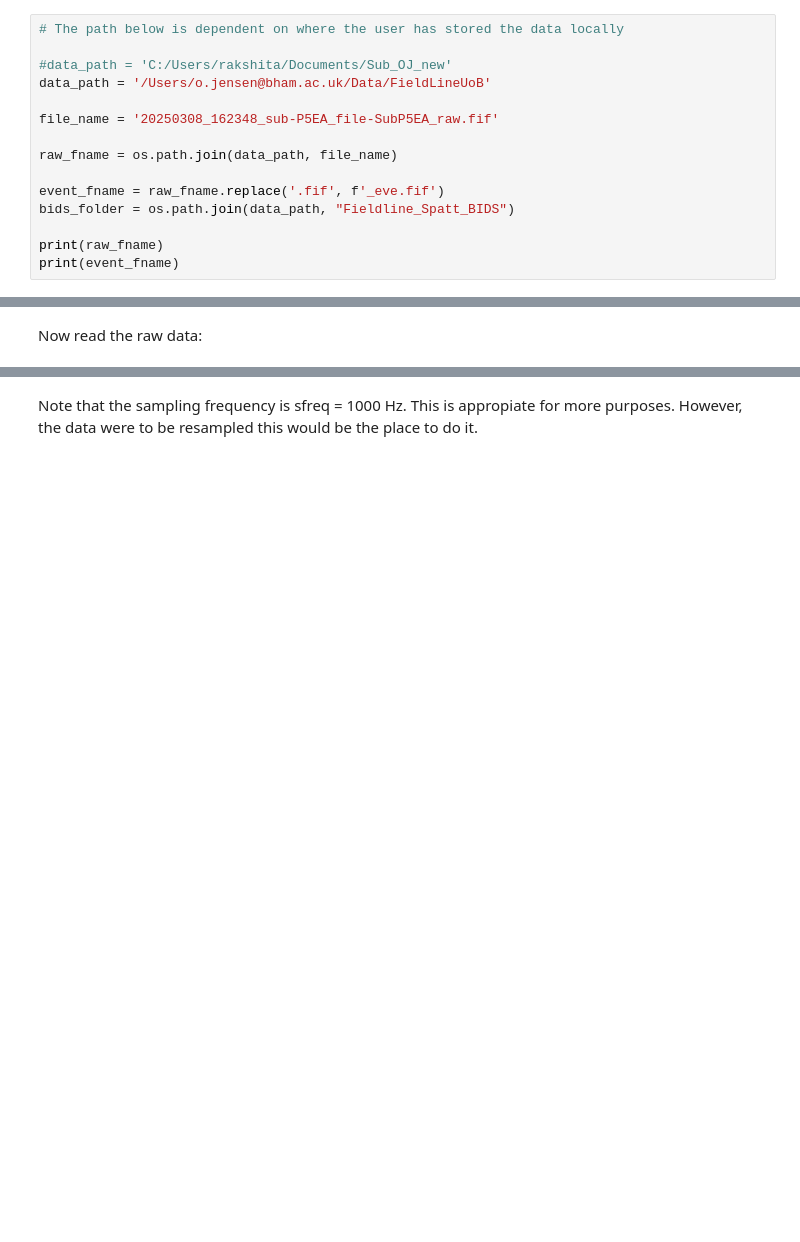
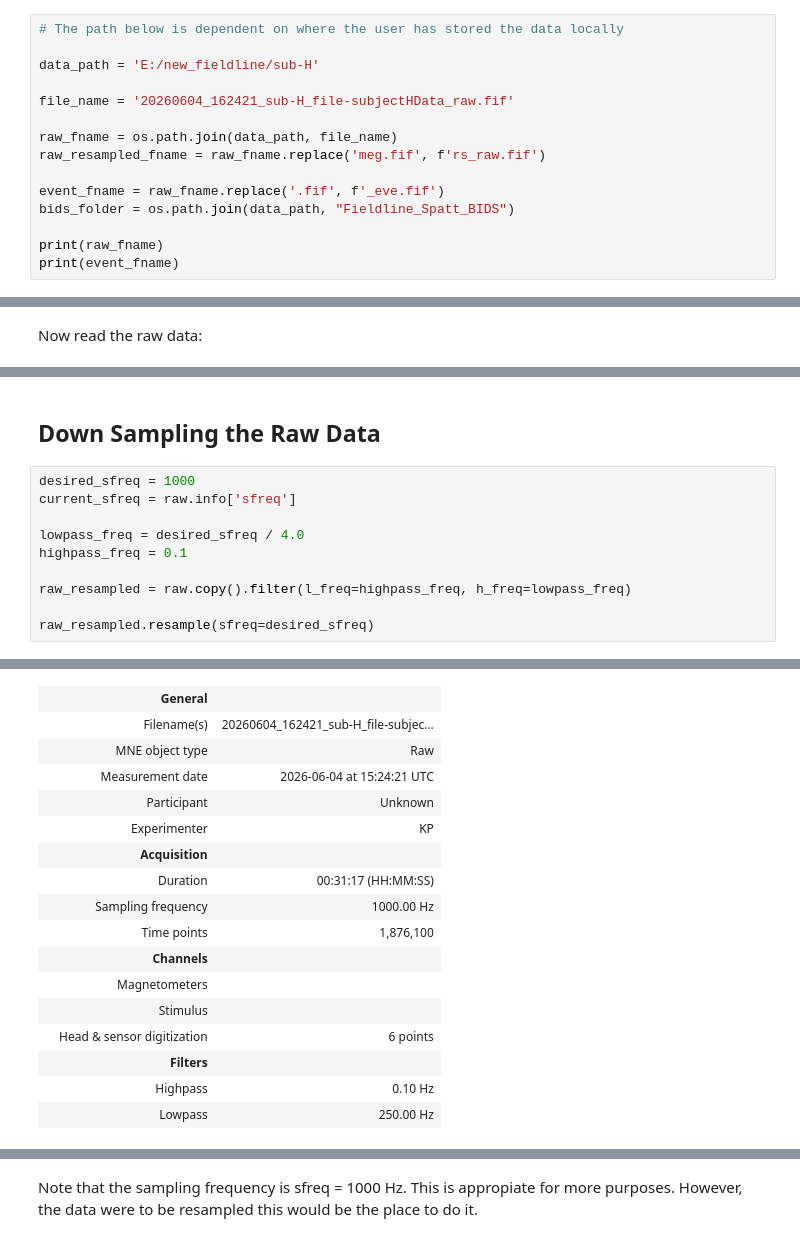
Before and after one commit to FLUX-pipeline/FieldLine, a Jupyter notebook: Resampling and BIDS.ipynb, the cells around one changed output, grey strips where cells are left out. Cells and saved outputs as stored; diff of their text form; blank space fills up the shorter version.

```diff
--- a/Resampling and BIDS.ipynb
+++ b/Resampling and BIDS.ipynb
@@ -55,12 +55,12 @@ The OPM data are stored in FIF-format, which is a binary file structure with emb
 # %%
 # The path below is dependent on where the user has stored the data locally
 
-#data_path = 'C:/Users/rakshita/Documents/Sub_OJ_new'
-data_path = '/Users/o.jensen@bham.ac.uk/Data/FieldLineUoB'
+data_path = 'E:/new_fieldline/sub-H'
 
-file_name = '20250308_162348_sub-P5EA_file-SubP5EA_raw.fif'
+file_name = '20260604_162421_sub-H_file-subjectHData_raw.fif'
 
 raw_fname = os.path.join(data_path, file_name)
+raw_resampled_fname = raw_fname.replace('meg.fif', f'rs_raw.fif')
 
 event_fname = raw_fname.replace('.fif', f'_eve.fif')
 bids_folder = os.path.join(data_path, "Fieldline_Spatt_BIDS")
@@ -100,2 +100,15 @@ print(raw.info)
  xplotter_layout: None
 >
+# %% [markdown]
+## Down Sampling the Raw Data
+# %%
+desired_sfreq = 1000
+current_sfreq = raw.info['sfreq']
+
+lowpass_freq = desired_sfreq / 4.0
+highpass_freq = 0.1
+
+raw_resampled = raw.copy().filter(l_freq=highpass_freq, h_freq=lowpass_freq)
+
+raw_resampled.resample(sfreq=desired_sfreq)
+# %% [output]
@@ -101,0 +132,17 @@ print(raw.info)
+|  | General |  |
+|  | Filename(s) | 20260604_162421_sub-H_file-subjec... |
+|  | MNE object type | Raw |
+|  | Measurement date | 2026-06-04 at 15:24:21 UTC |
+|  | Participant | Unknown |
+|  | Experimenter | KP |
+|  | Acquisition |  |
+|  | Duration | 00:31:17 (HH:MM:SS) |
+|  | Sampling frequency | 1000.00 Hz |
+|  | Time points | 1,876,100 |
+|  | Channels |  |
+|  | Magnetometers |  |
+|  | Stimulus |  |
+|  | Head & sensor digitization | 6 points |
+|  | Filters |  |
+|  | Highpass | 0.10 Hz |
+|  | Lowpass | 250.00 Hz |
```
Also changed, not shown: parts of 12 cells of this notebook, 3 other files.
